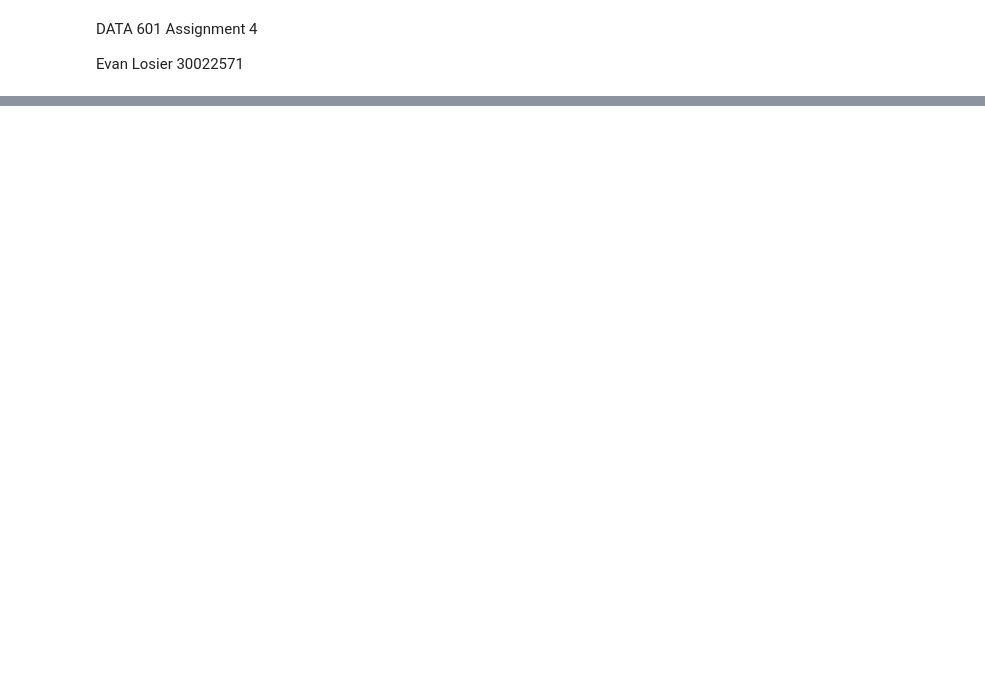
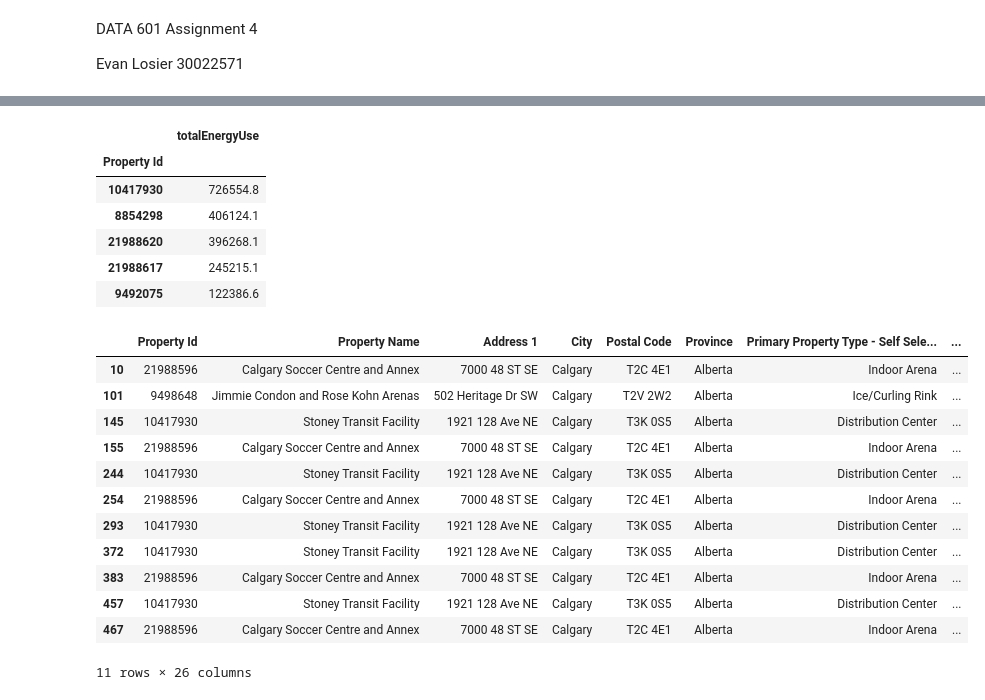
Before and after one commit to evan-losier/DATA601HW4, a Jupyter notebook: Project/HW4.ipynb, the cells around one changed output, grey strips where cells are left out. Drawn from its saved outputs; the diff is of its cells as text; code cells hidden in the pictures; blank space fills up the shorter version.

Commit message:
Added part 2 + changed part 1 to use regex to deal with commas rather than the thousands argument

```diff
--- a/Project/HW4.ipynb
+++ b/Project/HW4.ipynb
@@ -3,7 +3,7 @@ DATA 601 Assignment 4
 
 Evan Losier 30022571
 # %%
-#Part 1
+# Part 1
 
 import pandas as pd
 import numpy as np
@@ -13,9 +13,9 @@ import seaborn as sns
 import re
 
 # Load the dataset
-df = pd.read_csv("Building_Energy_Benchmarking.csv", thousands=',')
+df = pd.read_csv("Building_Energy_Benchmarking.csv")
 
-#Display shape, columns, and data types
+# Display shape, columns, and data types
 display(df.shape)
 display(df.columns)
 display(df.dtypes)
@@ -27,19 +27,21 @@ display(nulls)
 # Drop columns <60% non-null
 df.dropna(axis=1, thresh=np.ceil(0.6 * len(df.index)), inplace=True)
 
+# Remove commas from text-based numeric types and convert column type to float
+for colName in df.select_dtypes(include=['object']).columns[6:-1]:
+    df[colName] = [re.sub(',', '', str(x)) for x in df[colName]]
+    df[colName] = df[colName].astype('float64')
+
 # Impute missing values
 df.fillna({
     'Weather Normalized Source Energy Use (GJ)': df['Weather Normalized Source Energy Use (GJ)'].median(),
     'Natural Gas Use (GJ)': df['Natural Gas Use (GJ)'].median()
 }, inplace=True)
 
-# Property GFA, Energy Use, and Emissions columns are already numeric. I don't see what needs to be cleaned here.
-
 # Standardize postal codes to have uppercase letters and a space in the middle
 oldPost = r"([a-zA-Z][0-9][a-zA-Z]) *([0-9][a-zA-Z][0-9])"
 newPost = r"\1 \2"
 df['Postal Code'] = [re.sub(oldPost, newPost, str(x).upper()) for x in df['Postal Code']]
-display(df['Postal Code'])
 
 # Property Names and Addresses do not contain any meaningless information. I don't see what needs to be cleaned here.
 
@@ -113,0 +104,46 @@ Name: Postal Code, Length: 494, dtype: object
+# %%
+# Part 2
+
+# Show summary statistics
+display(df.describe())
+
+# The main observation to be drawn from the summary statistics is that
+# all the columns related to property metrics such as area, energy,
+# and emissions have much larger means than medians. This means the data
+# has many outliers with high metrics in all categories.
+
+# Average Energy Use Intensity by Property Type
+meanEUI = df.groupby('Primary Property Type - Self Selected').agg(meanEUI=('Site EUI (GJ/m²)', 'mean'))
+display(meanEUI)
+
+# Total Greenhouse Gas emissions by year
+sumGHG = df.groupby('Year Ending').agg(meanEUI=('Total GHG Emissions (Metric Tons CO2e)', 'sum'))
+display(sumGHG)
+
+# Top 5 properties with the highest total energy consumption
+sumEnergy = df.groupby('Property Id').agg(totalEnergyUse=('Site Energy Use (GJ)', 'sum'))
+t5sumEnergy = sumEnergy.nlargest(5, 'totalEnergyUse')
+display(t5sumEnergy)
+
+# Values that didn't conform to expected numeric formats were corrected in part 1
+
+# Detect Total GHG Emissions outliers using IQR method
+q1 = df['Total GHG Emissions (Metric Tons CO2e)'].quantile(0.25)
+q3 = df['Total GHG Emissions (Metric Tons CO2e)'].quantile(0.75)
+iqr = q3 - q1
+lower = q1 - (1.5 * iqr)
+upper = q3 + (1.5 * iqr)
+outliers = df[(df['Total GHG Emissions (Metric Tons CO2e)'] < lower) | (df['Total GHG Emissions (Metric Tons CO2e)'] > upper)]
+display(outliers)
+display(lower)
+display(upper)
+
+# Replace GHG emission outliers with the median value for their property type
+medianByType = df.groupby('Primary Property Type - Self Selected').agg(medianGHGbyType=('Total GHG Emissions (Metric Tons CO2e)', 'median'))
+df = pd.merge(df, medianByType, on='Primary Property Type - Self Selected', how='left')
+df['Total GHG Emissions (Metric Tons CO2e)'] = np.where(
+    (df['Total GHG Emissions (Metric Tons CO2e)'] < lower) |
+    (df['Total GHG Emissions (Metric Tons CO2e)'] > upper),
+    df['medianGHGbyType'], df['Total GHG Emissions (Metric Tons CO2e)'])
+df.drop('medianGHGbyType', axis=1, inplace=True)
+# %% [output]
@@ -113,0 +185,20 @@ Name: Postal Code, Length: 494, dtype: object
+|  | totalEnergyUse |
+| Property Id |  |
+| 10417930 | 726554.8 |
+| 8854298 | 406124.1 |
+| 21988620 | 396268.1 |
+| 21988617 | 245215.1 |
+| 9492075 | 122386.6 |
+|  | Property Id | Property Name | Address 1 | City | Postal Code | Province | Primary Property Type - Self Sele... | ... |
+| 10 | 21988596 | Calgary Soccer Centre and Annex | 7000 48 ST SE | Calgary | T2C 4E1 | Alberta | Indoor Arena | ... |
+| 101 | 9498648 | Jimmie Condon and Rose Kohn Arenas | 502 Heritage Dr SW | Calgary | T2V 2W2 | Alberta | Ice/Curling Rink | ... |
+| 145 | 10417930 | Stoney Transit Facility | 1921 128 Ave NE | Calgary | T3K 0S5 | Alberta | Distribution Center | ... |
+| 155 | 21988596 | Calgary Soccer Centre and Annex | 7000 48 ST SE | Calgary | T2C 4E1 | Alberta | Indoor Arena | ... |
+| 244 | 10417930 | Stoney Transit Facility | 1921 128 Ave NE | Calgary | T3K 0S5 | Alberta | Distribution Center | ... |
+| 254 | 21988596 | Calgary Soccer Centre and Annex | 7000 48 ST SE | Calgary | T2C 4E1 | Alberta | Indoor Arena | ... |
+| 293 | 10417930 | Stoney Transit Facility | 1921 128 Ave NE | Calgary | T3K 0S5 | Alberta | Distribution Center | ... |
+| 372 | 10417930 | Stoney Transit Facility | 1921 128 Ave NE | Calgary | T3K 0S5 | Alberta | Distribution Center | ... |
+| 383 | 21988596 | Calgary Soccer Centre and Annex | 7000 48 ST SE | Calgary | T2C 4E1 | Alberta | Indoor Arena | ... |
+| 457 | 10417930 | Stoney Transit Facility | 1921 128 Ave NE | Calgary | T3K 0S5 | Alberta | Distribution Center | ... |
+| 467 | 21988596 | Calgary Soccer Centre and Annex | 7000 48 ST SE | Calgary | T2C 4E1 | Alberta | Indoor Arena | ... |
+11 rows × 26 columns
```
Also changed, not shown: parts of 2 cells of this notebook.
